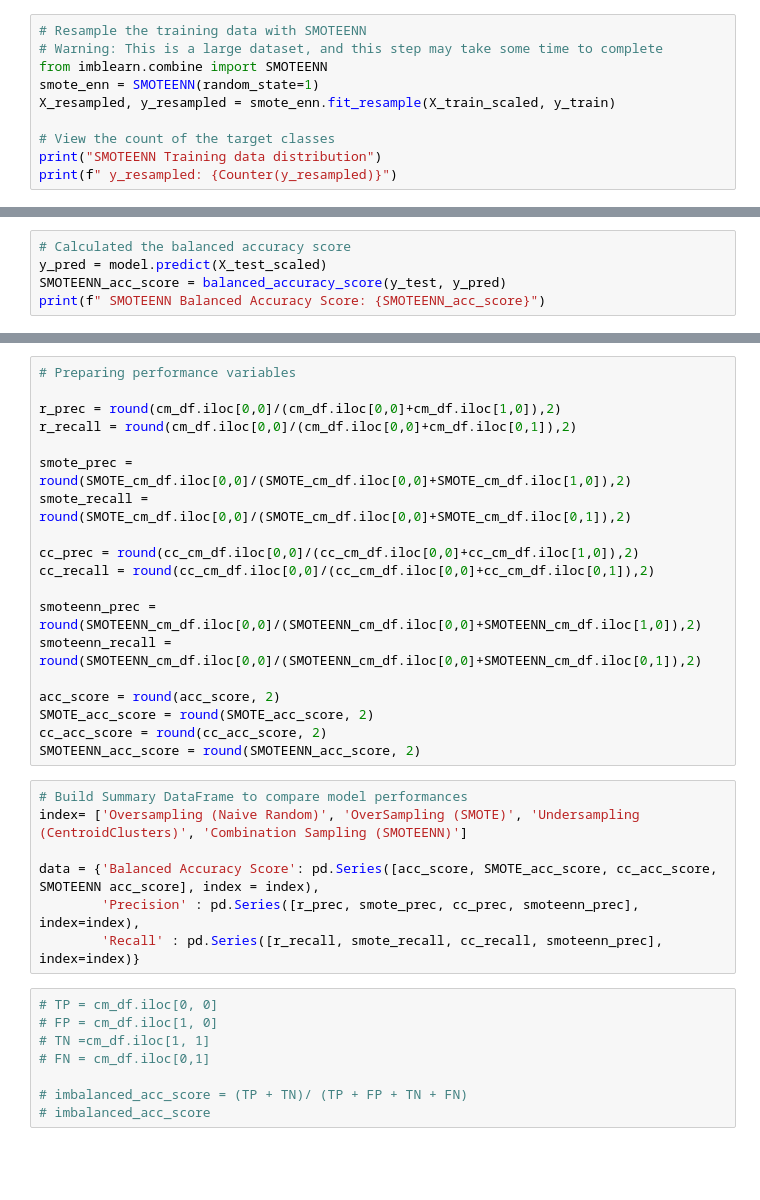
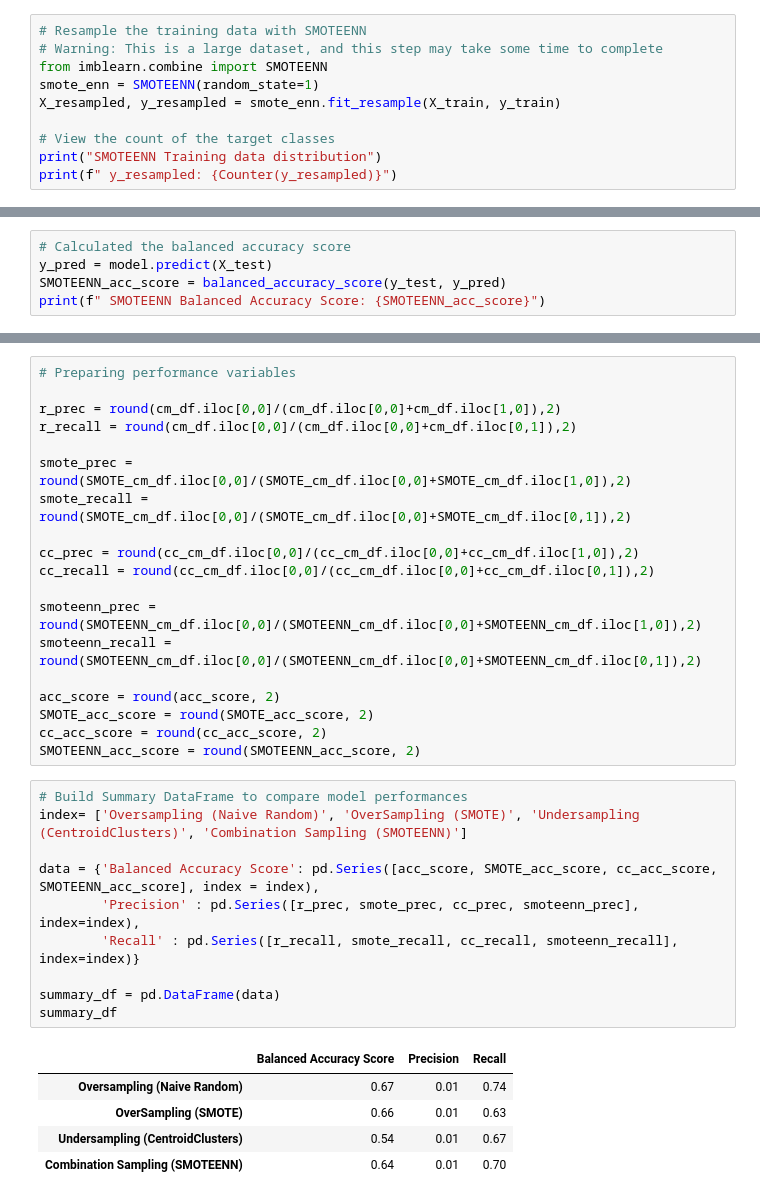
Before and after one commit to carlysandler/Credit_Risk_Analysis, a Jupyter notebook: credit_risk_resampling.ipynb, the cells around one changed output, grey strips where cells are left out. Drawn from its saved outputs; the diff is of its cells as text; blank space fills up the shorter version.

```diff
--- a/credit_risk_resampling.ipynb
+++ b/credit_risk_resampling.ipynb
@@ -378,7 +367,7 @@ Note: Use a random state of 1 for each sampling algorithm to ensure consistency
 # Warning: This is a large dataset, and this step may take some time to complete
 from imblearn.combine import SMOTEENN
 smote_enn = SMOTEENN(random_state=1)
-X_resampled, y_resampled = smote_enn.fit_resample(X_train_scaled, y_train)
+X_resampled, y_resampled = smote_enn.fit_resample(X_train, y_train)
 
 # View the count of the target classes
 print("SMOTEENN Training data distribution")
@@ -389,5 +383,5 @@ model.fit(X_resampled, y_resampled)
 # %%
 # Calculated the balanced accuracy score
-y_pred = model.predict(X_test_scaled)
+y_pred = model.predict(X_test)
 SMOTEENN_acc_score = balanced_accuracy_score(y_test, y_pred)
 print(f" SMOTEENN Balanced Accuracy Score: {SMOTEENN_acc_score}")
@@ -425,15 +432,16 @@ SMOTEENN_acc_score = round(SMOTEENN_acc_score, 2)
 # %%
 # Build Summary DataFrame to compare model performances
 index= ['Oversampling (Naive Random)', 'OverSampling (SMOTE)', 'Undersampling (CentroidClusters)', 'Combination Sampling (SMOTEENN)']
 
-data = {'Balanced Accuracy Score': pd.Series([acc_score, SMOTE_acc_score, cc_acc_score, SMOTEENN acc_score], index = index),
+data = {'Balanced Accuracy Score': pd.Series([acc_score, SMOTE_acc_score, cc_acc_score, SMOTEENN_acc_score], index = index),
         'Precision' : pd.Series([r_prec, smote_prec, cc_prec, smoteenn_prec], index=index),
-        'Recall' : pd.Series([r_recall, smote_recall, cc_recall, smoteenn_prec], index=index)}
+        'Recall' : pd.Series([r_recall, smote_recall, cc_recall, smoteenn_recall], index=index)}
+
+summary_df = pd.DataFrame(data)
+summary_df
+# %% [output]
+|  | Balanced Accuracy Score | Precision | Recall |
+| Oversampling (Naive Random) | 0.67 | 0.01 | 0.74 |
+| OverSampling (SMOTE) | 0.66 | 0.01 | 0.63 |
+| Undersampling (CentroidClusters) | 0.54 | 0.01 | 0.67 |
+| Combination Sampling (SMOTEENN) | 0.64 | 0.01 | 0.70 |
-# %%
-# TP = cm_df.iloc[0, 0]
-# FP = cm_df.iloc[1, 0]
-# TN =cm_df.iloc[1, 1]
-# FN = cm_df.iloc[0,1]
-
-# imbalanced_acc_score = (TP + TN)/ (TP + FP + TN + FN)
-# imbalanced_acc_score
```
Also changed, not shown: parts of 20 cells of this notebook, 5 other files.
